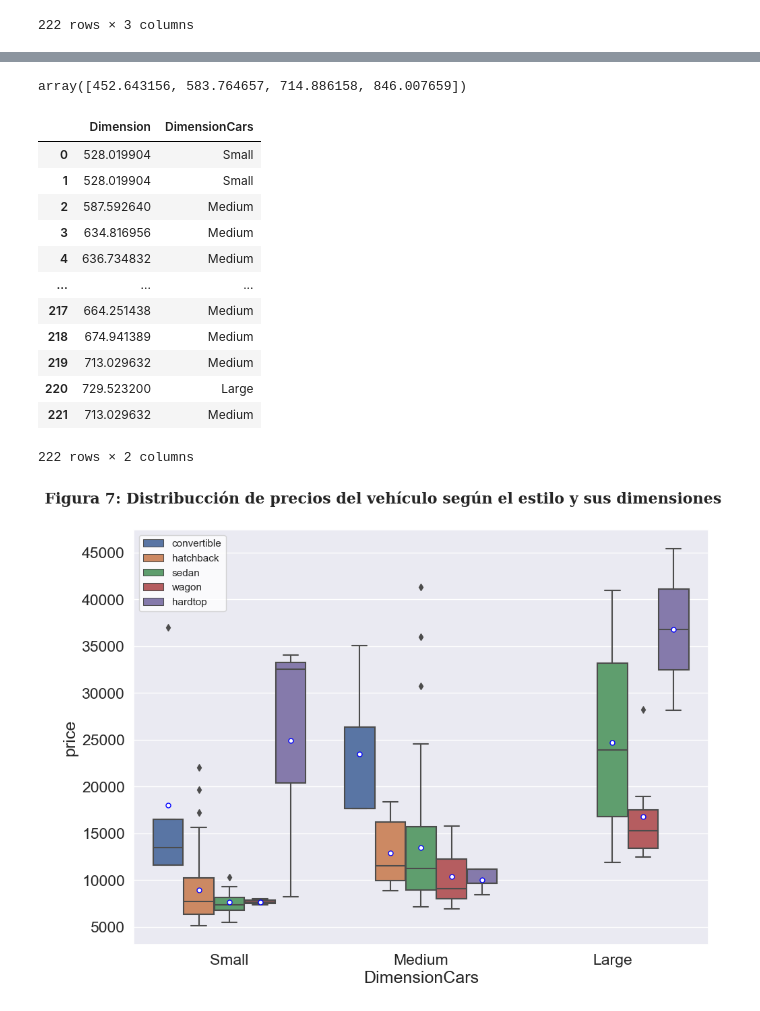
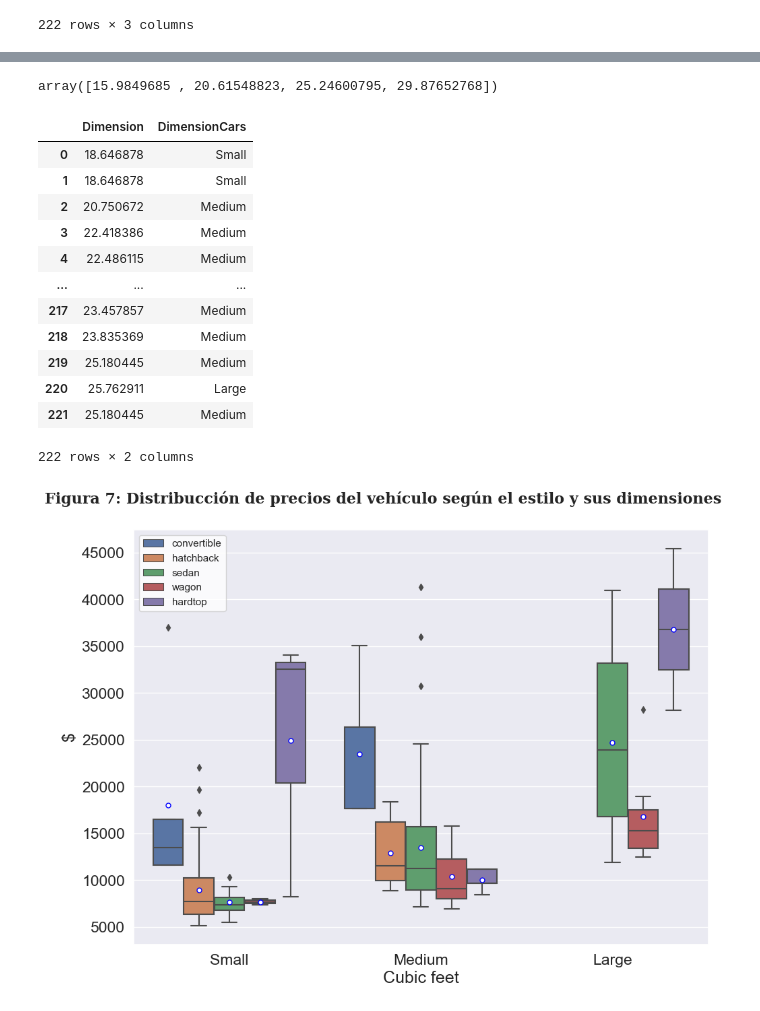
Before and after one commit to Jeffry0412/Proyecto-Final, a Jupyter notebook: EDA_Autos.ipynb, the cells around one changed output, grey strips where cells are left out. Cells and saved outputs as stored; diff of their text form; code cells hidden in the pictures.

```diff
--- a/EDA_Autos.ipynb
+++ b/EDA_Autos.ipynb
@@ -988,6 +988,4 @@ dfTemp
 | 221 | 188.8 | 67.2 | 56.2 |
 222 rows × 3 columns
 # %%
-dfAutos["Dimension"] = (dfAutos["length"] * dfAutos["width"] * dfAutos["heingt"])/1000 #calculo las dimensiones de los vehúculos y divido entre 1000 para tener un dato más fácil de graficar
-dfVol = dfAutos[["Dimension"]]
-dfVol
+dfAutos["Dimension"] = (dfAutos["length"] * dfAutos["width"] * dfAutos["heingt"])/28316.8 #calculo las dimensiones de los vehiculos y paso de cm3 a ft3
@@ -1009,47 +993,49 @@ dfVol
 bins = np.linspace(min(dfAutos["Dimension"]), max(dfAutos["Dimension"]), 4)
 bins
 # %% [output]
-array([452.643156, 583.764657, 714.886158, 846.007659])
+array([15.9849685 , 20.61548823, 25.24600795, 29.87652768])
 # %%
 groupNames = ["Small", "Medium", "Large"] #Clasifico en 3 categorías las dimensiones de los vehículos
 dfAutos["DimensionCars"] = pd.cut(dfAutos["Dimension"], bins, labels = groupNames, include_lowest = True)
 dfAutos[["Dimension", "DimensionCars"]]
 # %% [output]
 |  | Dimension | DimensionCars |
-| 0 | 528.019904 | Small |
-| 1 | 528.019904 | Small |
-| 2 | 587.592640 | Medium |
-| 3 | 634.816956 | Medium |
-| 4 | 636.734832 | Medium |
+| 0 | 18.646878 | Small |
+| 1 | 18.646878 | Small |
+| 2 | 20.750672 | Medium |
+| 3 | 22.418386 | Medium |
+| 4 | 22.486115 | Medium |
 | ... | ... | ... |
-| 217 | 664.251438 | Medium |
-| 218 | 674.941389 | Medium |
-| 219 | 713.029632 | Medium |
-| 220 | 729.523200 | Large |
-| 221 | 713.029632 | Medium |
+| 217 | 23.457857 | Medium |
+| 218 | 23.835369 | Medium |
+| 219 | 25.180445 | Medium |
+| 220 | 25.762911 | Large |
+| 221 | 25.180445 | Medium |
 222 rows × 2 columns
 # %%
 fig, ax = plt.subplots(1, 1, figsize=(11,8), dpi=100)
 
 data= dfAutos[["DimensionCars","price", "style"]] # Mediante un gráfico de cajas observo la distribución de precios de los vehículos según sus dimensiones y estilo
 
 sns.set(style = "whitegrid")
 
 ax =sns.boxplot(x="DimensionCars", y="price", hue= "style", data= data, showmeans = True,meanprops={"marker":"o","markerfacecolor":"white","markersize":"5","markeredgecolor":"blue"})
 
+plt.xlabel("Cubic feet")
+plt.ylabel("$")
 
 title_t = "Figura 7: Distribucción de precios del vehículo según el estilo y sus dimensiones"
 plt.title(title_t, #mensaje del título
             horizontalalignment = "left", # se define posición del texto al lado izquierdo
              x = 0.005,
              y = 0.93,
             transform = fig.transFigure,
             fontsize = 16,
             fontweight = "bold",
             fontfamily = "serif")
 
 plt.legend(loc = "upper left")
 
 plt.show()
 # %% [output]
-[figure, old version]
+[figure, new version]
```
Also changed, not shown: parts of 2 cells of this notebook.
